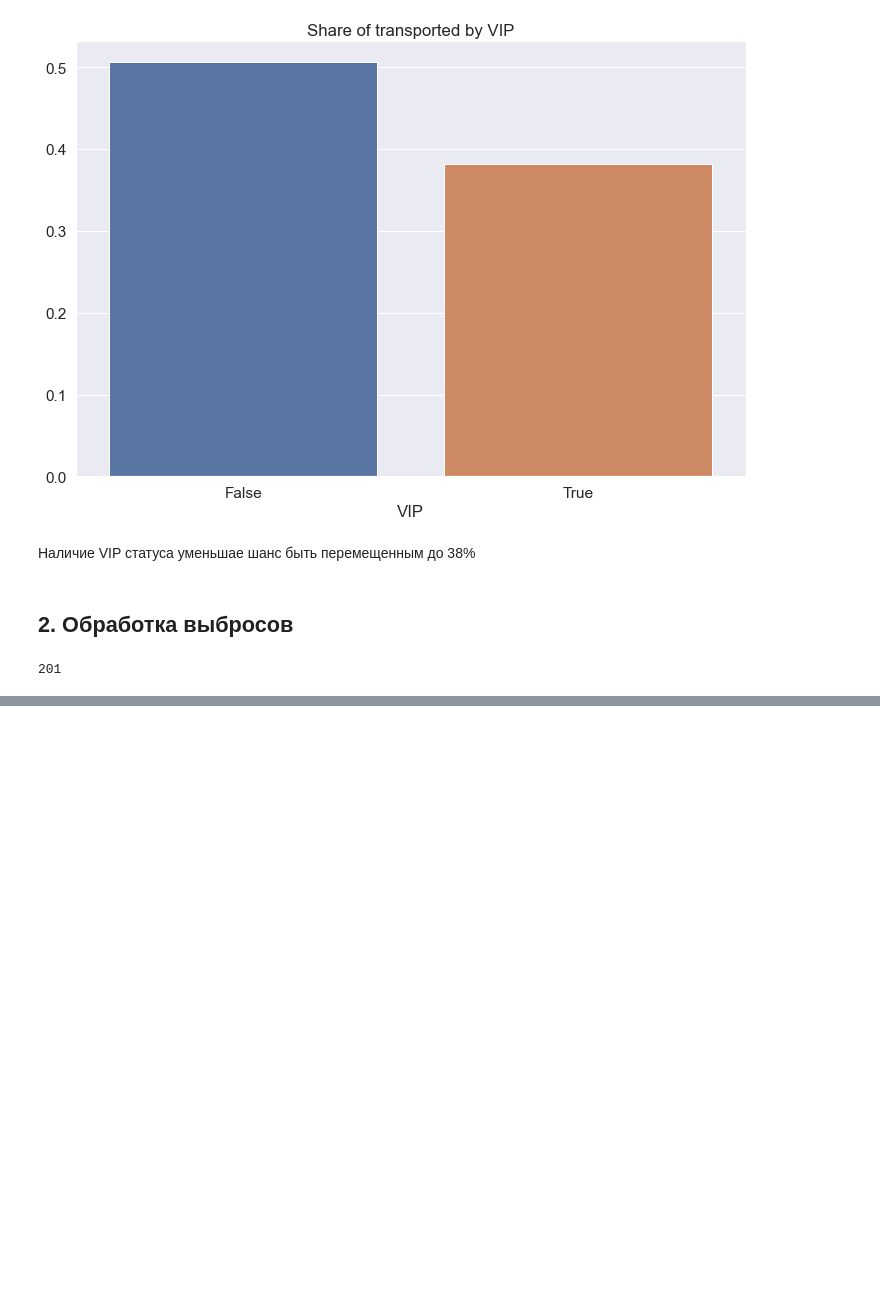
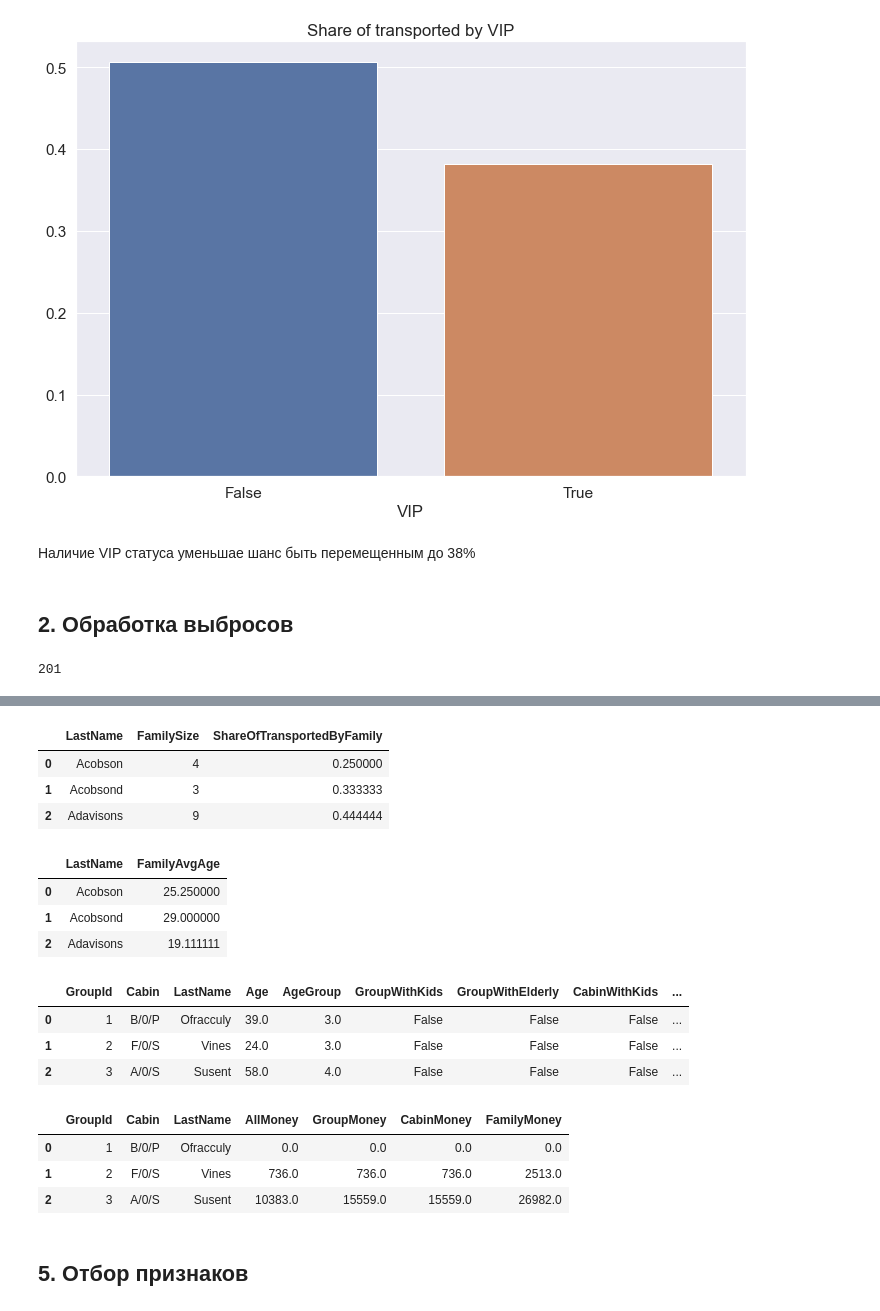
Before and after one commit to sergeybylinin/Geekbrains, a Jupyter notebook: 14. Spaceship Titanic/final_project.ipynb, the cells around one changed output, grey strips where cells are left out. Drawn from its saved outputs; the diff is of its cells as text; code cells hidden in the pictures; blank space fills up the shorter version.

```diff
--- a/14. Spaceship Titanic/final_project.ipynb
+++ b/14. Spaceship Titanic/final_project.ipynb
@@ -1125,0 +830,9 @@ feature_importances.sort_values(by='importance', ascending=False, ignore_index=T
+# %%
+# доля перенесенных пассажиров по возрастной группе
+# ShareOfTransportedByAgeGroup
+age_group = train_df.loc[~train_df['Age'].isna()]\
+    .groupby('AgeGroup')['AgeGroup', 'Transported'].agg({'AgeGroup': 'count', 'Transported': 'sum'})\
+    .rename(columns={'AgeGroup': 'Count'})
+age_group['ShareOfTransportedByAgeGroup'] = age_group['Transported'] / age_group['Count']
+age_group = age_group.reset_index().drop(columns=['Count', 'Transported'])
+age_group
@@ -1125,0 +923,10 @@ feature_importances.sort_values(by='importance', ascending=False, ignore_index=T
+# %%
+# средний возраст каюты и доля перенесенных пассажиров по размерным кают
+# avg cabin age and share_of_transported_by_cabin_size
+cabin_size_ = train_df.groupby('CabinSize')[['GroupSize', 'Age', 'Transported']]\
+    .agg({'GroupSize': 'count', 'Age': 'sum', 'Transported': 'sum'}).reset_index()\
+    .rename(columns={'GroupSize': 'Count', 'Age': 'SumCabinAge', 'Transported': 'ShareOfTransported'})
+cabin_size_['AvgCabinAge'] = cabin_size_['SumCabinAge'] / cabin_size_['Count']
+cabin_size_['ShareOfTransportedByCabinSize'] = cabin_size_['ShareOfTransported'] / cabin_size_['Count']
+cabin_size_.drop(columns=['Count', 'SumCabinAge', 'ShareOfTransported'], inplace=True)
+cabin_size_
@@ -1125,0 +1001,17 @@ feature_importances.sort_values(by='importance', ascending=False, ignore_index=T
+# %%
+train_df = train_df.merge(age_group, how='left', on='AgeGroup')
+# %%
+# доля перенесенных пассажиров по фамилии
+# family size and share_of_transported_by_family
+family = train_df.groupby('LastName')[['GroupSize', 'Transported']]\
+    .agg({'GroupSize': 'count', 'Transported': 'sum'})\
+    .reset_index()\
+    .rename(columns={'GroupSize': 'FamilySize', 'Transported': 'ShareOfTransported'})
+family['ShareOfTransportedByFamily'] = family['ShareOfTransported'] / family['FamilySize']
+family.drop(columns=['ShareOfTransported'], inplace=True)
+family.head(3)
+# %% [output]
+|  | LastName | FamilySize | ShareOfTransportedByFamily |
+| 0 | Acobson | 4 | 0.250000 |
+| 1 | Acobsond | 3 | 0.333333 |
+| 2 | Adavisons | 9 | 0.444444 |
@@ -1125,0 +1020,9 @@ feature_importances.sort_values(by='importance', ascending=False, ignore_index=T
+# %%
+# family avg age
+family_avg_age = train_df.groupby('LastName')['Age'].mean().reset_index().rename(columns={'Age': 'FamilyAvgAge'})
+family_avg_age.head(3)
+# %% [output]
+|  | LastName | FamilyAvgAge |
+| 0 | Acobson | 25.250000 |
+| 1 | Acobsond | 29.000000 |
+| 2 | Adavisons | 19.111111 |
@@ -1125,0 +1031,19 @@ feature_importances.sort_values(by='importance', ascending=False, ignore_index=T
+# %%
+# Группа, каюта, семья с детьми / пожилыми людьми
+group_cols = {'GroupId': 'Group', 'Cabin': 'Cabin', 'LastName': 'Family'}
+marker_dict = {'Kids': [0, 1], 'Elderly': [5, 6]}
+for col in group_cols:
+    for marker in marker_dict:
+        train_df = train_df.merge(
+            train_df.loc[~train_df['AgeGroup'].isna()]\
+                .groupby(col)['AgeGroup'].agg(list).apply(lambda x: any(i in x for i in marker_dict[marker]))\
+                .reset_index().rename(columns={'AgeGroup': f'{group_cols[col]}With{marker}'}),
+            how='left', on=col)
+# %%
+train_df[['GroupId', 'Cabin', 'LastName', 'Age', 'AgeGroup', 'GroupWithKids', 'GroupWithElderly', 'CabinWithKids',
+          'CabinWithElderly', 'FamilyWithKids', 'FamilyWithElderly']].head(3)
+# %% [output]
+|  | GroupId | Cabin | LastName | Age | AgeGroup | GroupWithKids | GroupWithElderly | CabinWithKids | ... |
+| 0 | 1 | B/0/P | Ofracculy | 39.0 | 3.0 | False | False | False | ... |
+| 1 | 2 | F/0/S | Vines | 24.0 | 3.0 | False | False | False | ... |
+| 2 | 3 | A/0/S | Susent | 58.0 | 4.0 | False | False | False | ... |
@@ -1125,0 +1058,7 @@ feature_importances.sort_values(by='importance', ascending=False, ignore_index=T
+# %%
+train_df[['GroupId', 'Cabin', 'LastName', 'AllMoney','GroupMoney', 'CabinMoney', 'FamilyMoney']].head(3)
+# %% [output]
+|  | GroupId | Cabin | LastName | AllMoney | GroupMoney | CabinMoney | FamilyMoney |
+| 0 | 1 | B/0/P | Ofracculy | 0.0 | 0.0 | 0.0 | 0.0 |
+| 1 | 2 | F/0/S | Vines | 736.0 | 736.0 | 736.0 | 2513.0 |
+| 2 | 3 | A/0/S | Susent | 10383.0 | 15559.0 | 15559.0 | 26982.0 |
@@ -1125,0 +1074,2 @@ feature_importances.sort_values(by='importance', ascending=False, ignore_index=T
+# %% [markdown]
+## 5. Отбор признаков  <a class='anchor' id='feature_selection'>
```
Also changed, not shown: parts of 126 cells of this notebook.
